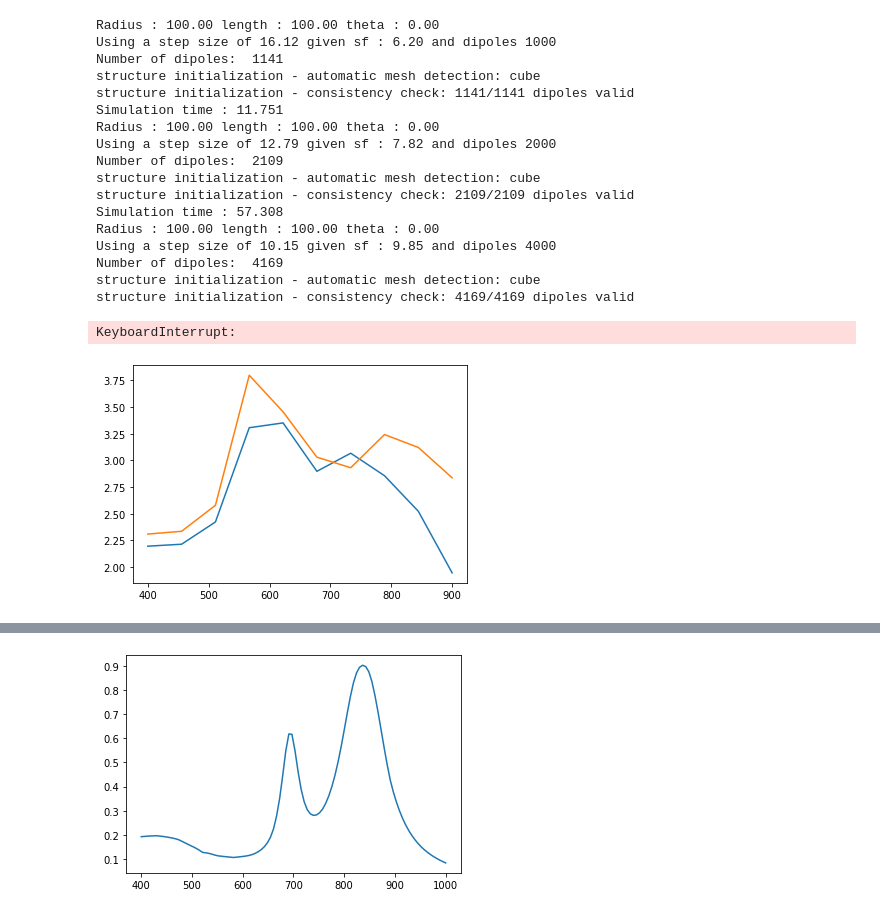
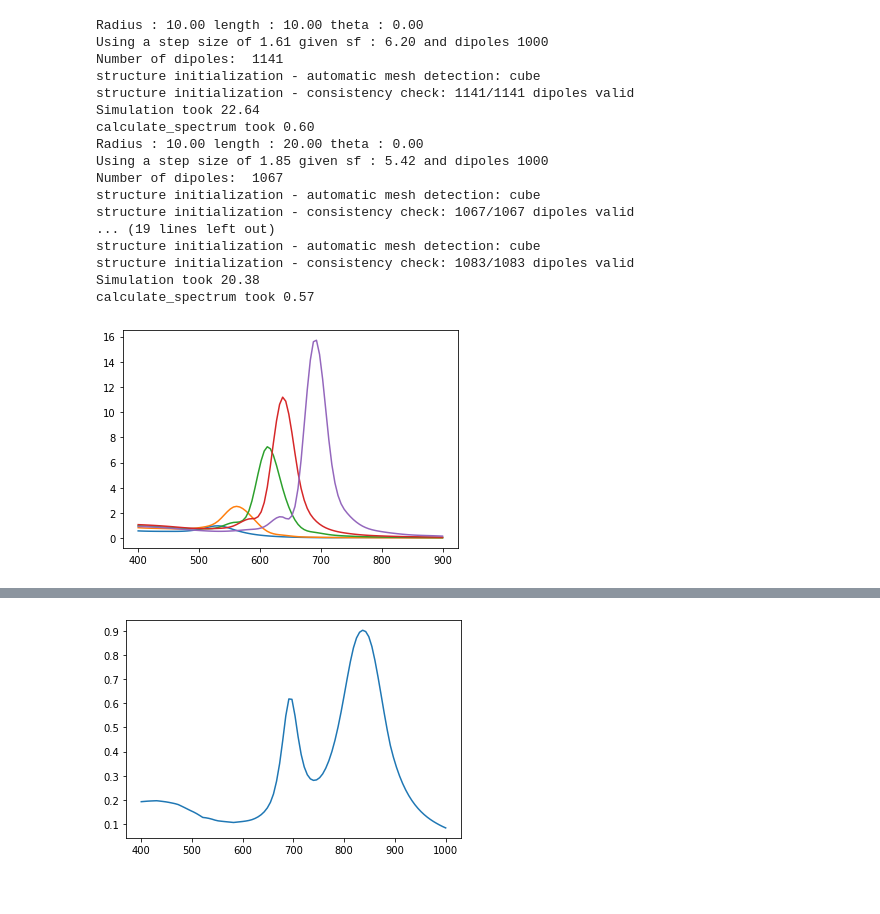
Before and after one commit to pozzo-research-group/HEAD, a Jupyter notebook: notebooks/04-Modelling nanostructure spectra and SAS profiles with polydispersity .ipynb, the cells around one changed output, grey strips where cells are left out. Drawn from its saved outputs; the diff is of its cells as text; code cells hidden in the pictures.

```diff
--- a/notebooks/04-Modelling nanostructure spectra and SAS profiles with polydispersity .ipynb
+++ b/notebooks/04-Modelling nanostructure spectra and SAS profiles with polydispersity .ipynb
@@ -7,31 +7,32 @@ import matplotlib.pyplot as plt
 from head import Emulator, Grid
 # %%
 from head import EmulatorSingleParticle
+
 sim = EmulatorSingleParticle(verbose=True)
 fig, ax = plt.subplots()
-for n in [1e3,2e3,4e3]:
-    wl, It = sim.get_uvvis(radius=100, length=100,
-                           n_samples=10, num_dipoles=n)
-    ax.plot(wl, It, label='%.2f'%n)
-ax.legend()
+
+for l in [10,20,30,40,50]:
+    wl, It = sim.get_uvvis(radius=10, length=l,
+                           n_samples=100, num_dipoles=1e3)
+
+    ax.plot(wl, It, label='%.2f'%l)
 plt.show()
 # %% [output]
-Radius : 100.00 length : 100.00 theta : 0.00
-Using a step size of 16.12 given sf : 6.20 and dipoles 1000
+Radius : 10.00 length : 10.00 theta : 0.00
+Using a step size of 1.61 given sf : 6.20 and dipoles 1000
 Number of dipoles:  1141
 structure initialization - automatic mesh detection: cube
 structure initialization - consistency check: 1141/1141 dipoles valid
-Simulation time : 11.751
-Radius : 100.00 length : 100.00 theta : 0.00
-Using a step size of 12.79 given sf : 7.82 and dipoles 2000
-Number of dipoles:  2109
+Simulation took 22.64
+calculate_spectrum took 0.60
+Radius : 10.00 length : 20.00 theta : 0.00
+Using a step size of 1.85 given sf : 5.42 and dipoles 1000
+Number of dipoles:  1067
 structure initialization - automatic mesh detection: cube
-structure initialization - consistency check: 2109/2109 dipoles valid
-Simulation time : 57.308
-Radius : 100.00 length : 100.00 theta : 0.00
-Using a step size of 10.15 given sf : 9.85 and dipoles 4000
-Number of dipoles:  4169
+structure initialization - consistency check: 1067/1067 dipoles valid
+... (19 lines left out)
 structure initialization - automatic mesh detection: cube
-structure initialization - consistency check: 4169/4169 dipoles valid
+structure initialization - consistency check: 1083/1083 dipoles valid
+Simulation took 20.38
+calculate_spectrum took 0.57
-KeyboardInterrupt:
-[figure, old version]
+[figure, new version]
```
Also changed, not shown: parts of 1 cell of this notebook, 1 other file.
